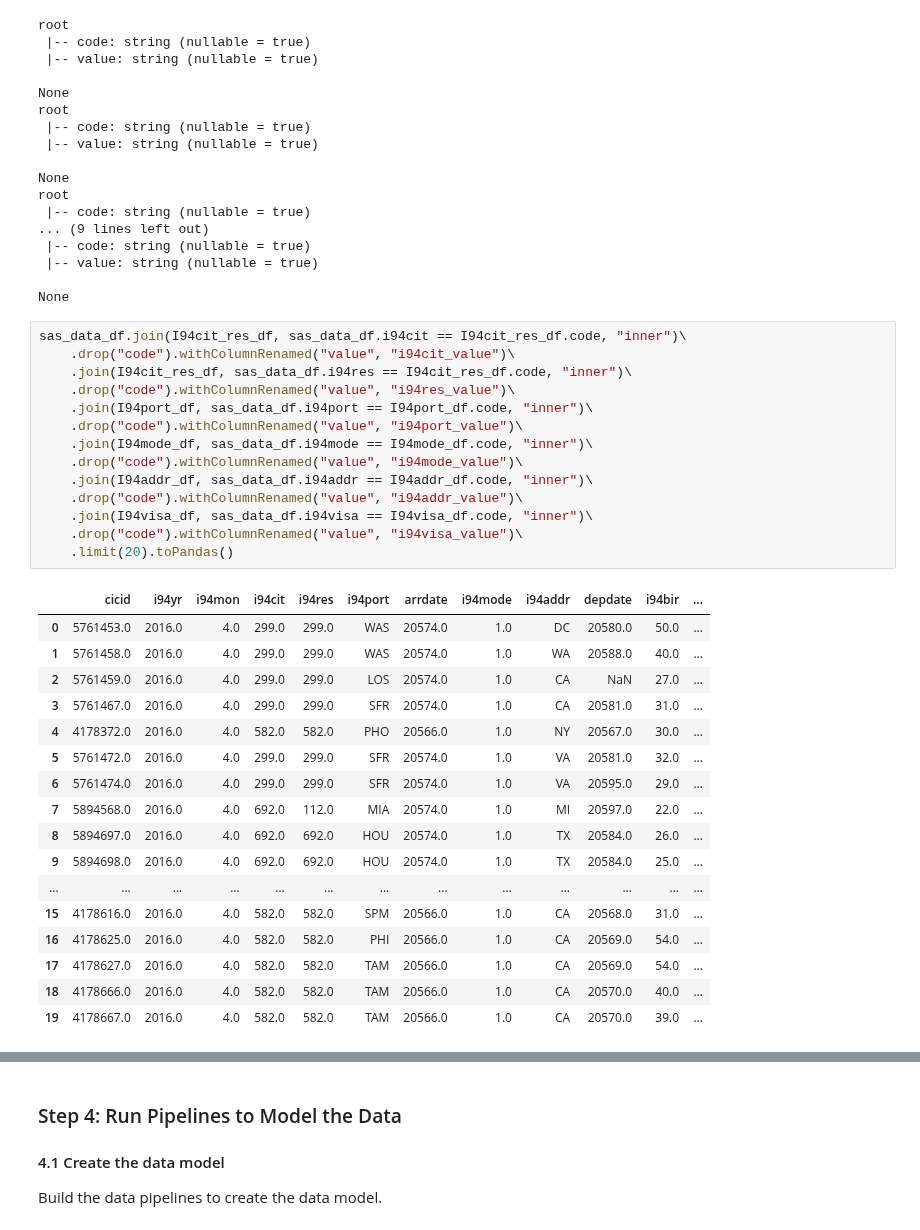
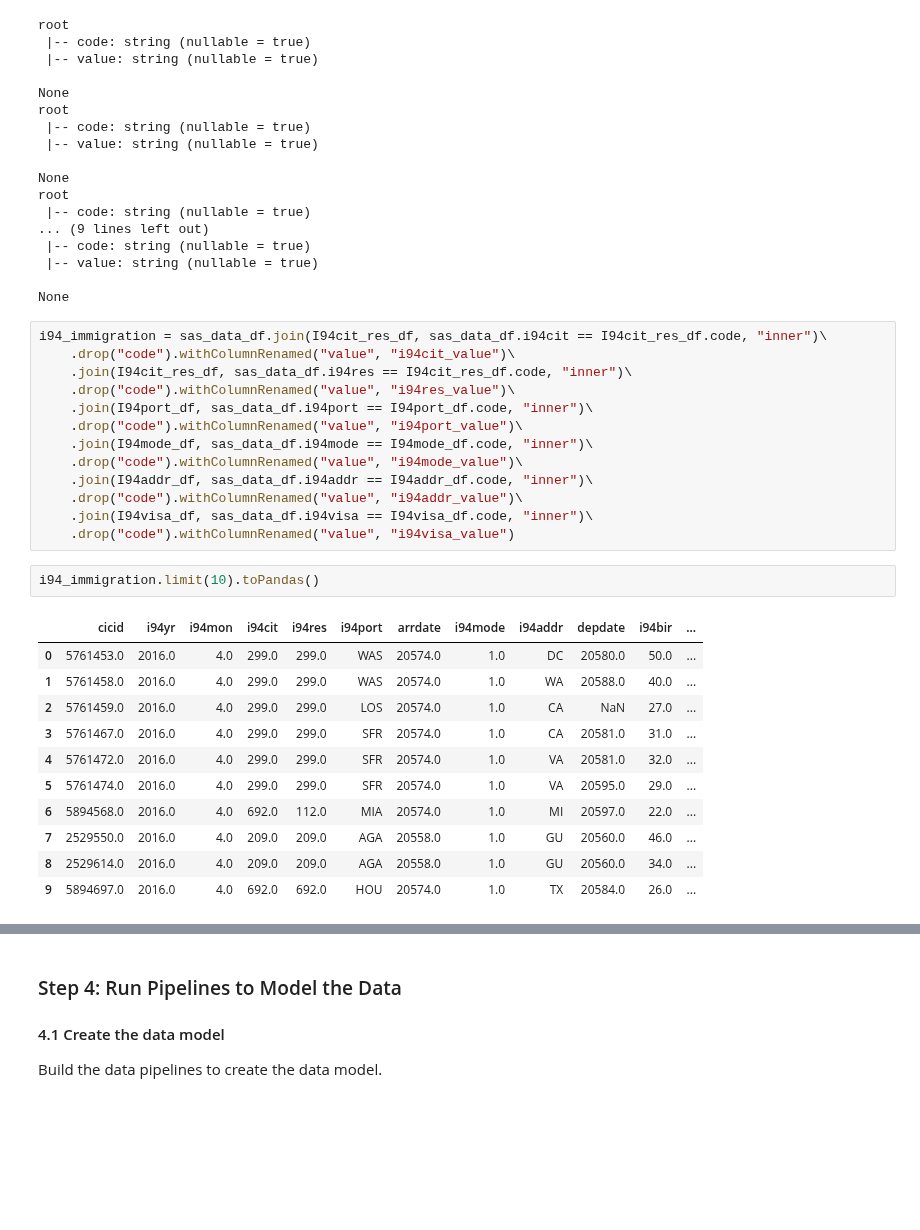
Before and after one commit to RenanNunes/delta-lake-us-immigration-data, a Jupyter notebook: Capstone Project Notebook.ipynb, the cells around one changed output, grey strips where cells are left out. Drawn from its saved outputs; the diff is of its cells as text; blank space fills up the shorter version.

```diff
--- a/Capstone Project Notebook.ipynb
+++ b/Capstone Project Notebook.ipynb
@@ -295,7 +298,7 @@ root
 
 None
 # %%
-sas_data_df.join(I94cit_res_df, sas_data_df.i94cit == I94cit_res_df.code, "inner")\
+i94_immigration = sas_data_df.join(I94cit_res_df, sas_data_df.i94cit == I94cit_res_df.code, "inner")\
     .drop("code").withColumnRenamed("value", "i94cit_value")\
     .join(I94cit_res_df, sas_data_df.i94res == I94cit_res_df.code, "inner")\
     .drop("code").withColumnRenamed("value", "i94res_value")\
@@ -306,23 +309,18 @@ sas_data_df.join(I94cit_res_df, sas_data_df.i94cit == I94cit_res_df.code, "inner
     .join(I94addr_df, sas_data_df.i94addr == I94addr_df.code, "inner")\
     .drop("code").withColumnRenamed("value", "i94addr_value")\
     .join(I94visa_df, sas_data_df.i94visa == I94visa_df.code, "inner")\
-    .drop("code").withColumnRenamed("value", "i94visa_value")\
-    .limit(20).toPandas()
+    .drop("code").withColumnRenamed("value", "i94visa_value")
-# %% [output]
-|  | cicid | i94yr | i94mon | i94cit | i94res | i94port | arrdate | i94mode | i94addr | depdate | i94bir | ... |
-| 0 | 5761453.0 | 2016.0 | 4.0 | 299.0 | 299.0 | WAS | 20574.0 | 1.0 | DC | 20580.0 | 50.0 | ... |
-| 1 | 5761458.0 | 2016.0 | 4.0 | 299.0 | 299.0 | WAS | 20574.0 | 1.0 | WA | 20588.0 | 40.0 | ... |
-| 2 | 5761459.0 | 2016.0 | 4.0 | 299.0 | 299.0 | LOS | 20574.0 | 1.0 | CA | NaN | 27.0 | ... |
-| 3 | 5761467.0 | 2016.0 | 4.0 | 299.0 | 299.0 | SFR | 20574.0 | 1.0 | CA | 20581.0 | 31.0 | ... |
-| 4 | 4178372.0 | 2016.0 | 4.0 | 582.0 | 582.0 | PHO | 20566.0 | 1.0 | NY | 20567.0 | 30.0 | ... |
-| 5 | 5761472.0 | 2016.0 | 4.0 | 299.0 | 299.0 | SFR | 20574.0 | 1.0 | VA | 20581.0 | 32.0 | ... |
-| 6 | 5761474.0 | 2016.0 | 4.0 | 299.0 | 299.0 | SFR | 20574.0 | 1.0 | VA | 20595.0 | 29.0 | ... |
-| 7 | 5894568.0 | 2016.0 | 4.0 | 692.0 | 112.0 | MIA | 20574.0 | 1.0 | MI | 20597.0 | 22.0 | ... |
-| 8 | 5894697.0 | 2016.0 | 4.0 | 692.0 | 692.0 | HOU | 20574.0 | 1.0 | TX | 20584.0 | 26.0 | ... |
-| 9 | 5894698.0 | 2016.0 | 4.0 | 692.0 | 692.0 | HOU | 20574.0 | 1.0 | TX | 20584.0 | 25.0 | ... |
-| ... | ... | ... | ... | ... | ... | ... | ... | ... | ... | ... | ... | ... |
-| 15 | 4178616.0 | 2016.0 | 4.0 | 582.0 | 582.0 | SPM | 20566.0 | 1.0 | CA | 20568.0 | 31.0 | ... |
-| 16 | 4178625.0 | 2016.0 | 4.0 | 582.0 | 582.0 | PHI | 20566.0 | 1.0 | CA | 20569.0 | 54.0 | ... |
-| 17 | 4178627.0 | 2016.0 | 4.0 | 582.0 | 582.0 | TAM | 20566.0 | 1.0 | CA | 20569.0 | 54.0 | ... |
-| 18 | 4178666.0 | 2016.0 | 4.0 | 582.0 | 582.0 | TAM | 20566.0 | 1.0 | CA | 20570.0 | 40.0 | ... |
-| 19 | 4178667.0 | 2016.0 | 4.0 | 582.0 | 582.0 | TAM | 20566.0 | 1.0 | CA | 20570.0 | 39.0 | ... |
+# %%
+i94_immigration.limit(10).toPandas()
+# %% [output]
+|  | cicid | i94yr | i94mon | i94cit | i94res | i94port | arrdate | i94mode | i94addr | depdate | i94bir | ... |
+| 0 | 5761453.0 | 2016.0 | 4.0 | 299.0 | 299.0 | WAS | 20574.0 | 1.0 | DC | 20580.0 | 50.0 | ... |
+| 1 | 5761458.0 | 2016.0 | 4.0 | 299.0 | 299.0 | WAS | 20574.0 | 1.0 | WA | 20588.0 | 40.0 | ... |
+| 2 | 5761459.0 | 2016.0 | 4.0 | 299.0 | 299.0 | LOS | 20574.0 | 1.0 | CA | NaN | 27.0 | ... |
+| 3 | 5761467.0 | 2016.0 | 4.0 | 299.0 | 299.0 | SFR | 20574.0 | 1.0 | CA | 20581.0 | 31.0 | ... |
+| 4 | 5761472.0 | 2016.0 | 4.0 | 299.0 | 299.0 | SFR | 20574.0 | 1.0 | VA | 20581.0 | 32.0 | ... |
+| 5 | 5761474.0 | 2016.0 | 4.0 | 299.0 | 299.0 | SFR | 20574.0 | 1.0 | VA | 20595.0 | 29.0 | ... |
+| 6 | 5894568.0 | 2016.0 | 4.0 | 692.0 | 112.0 | MIA | 20574.0 | 1.0 | MI | 20597.0 | 22.0 | ... |
+| 7 | 2529550.0 | 2016.0 | 4.0 | 209.0 | 209.0 | AGA | 20558.0 | 1.0 | GU | 20560.0 | 46.0 | ... |
+| 8 | 2529614.0 | 2016.0 | 4.0 | 209.0 | 209.0 | AGA | 20558.0 | 1.0 | GU | 20560.0 | 34.0 | ... |
+| 9 | 5894697.0 | 2016.0 | 4.0 | 692.0 | 692.0 | HOU | 20574.0 | 1.0 | TX | 20584.0 | 26.0 | ... |
```
Also changed, not shown: parts of 25 cells of this notebook.
